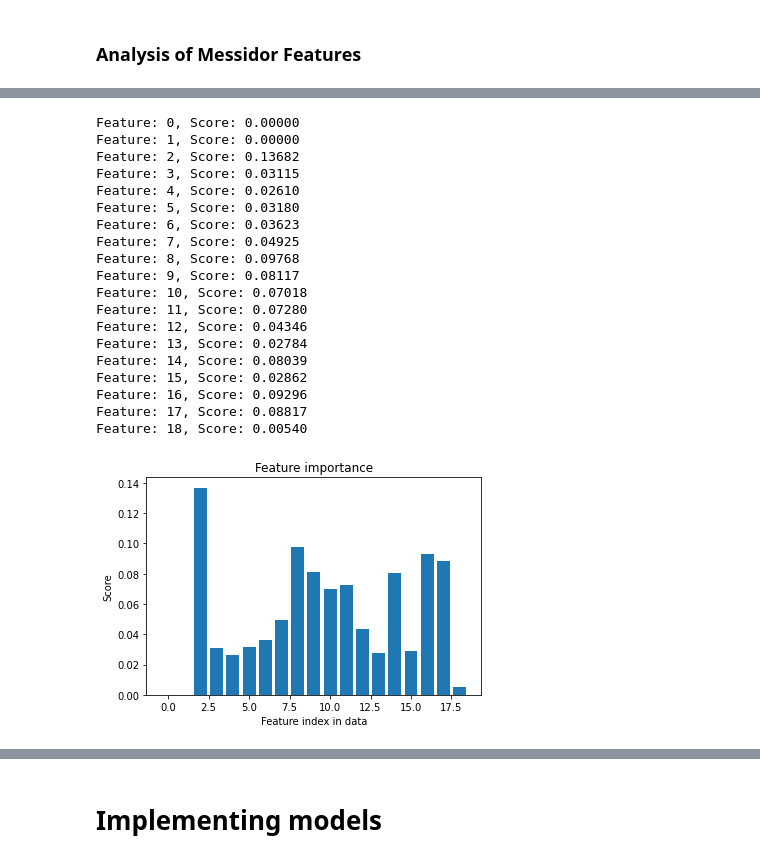
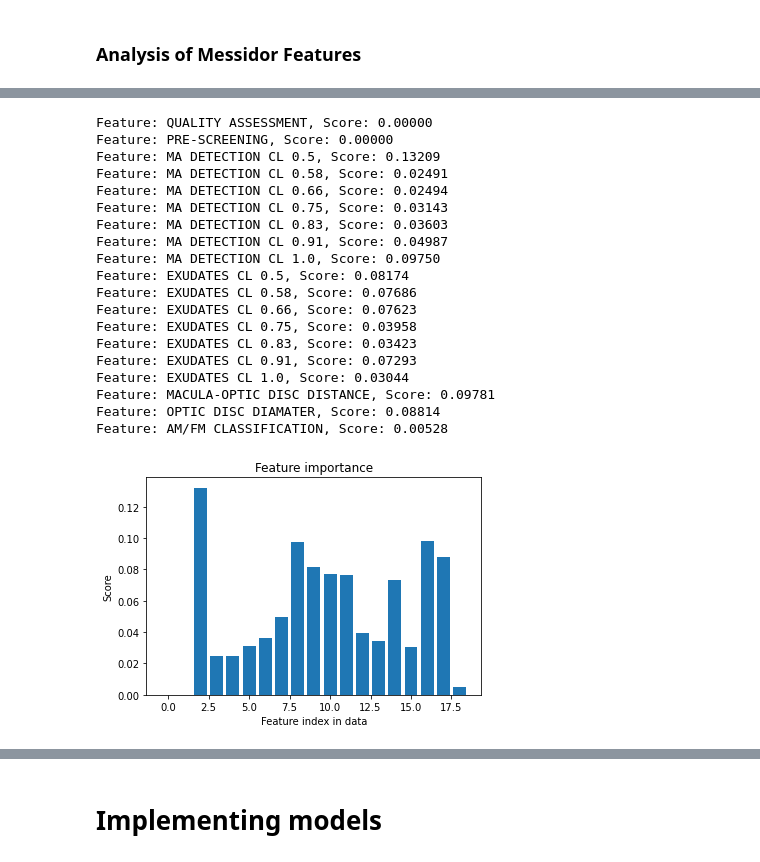
Before and after one commit to faithrts/ML-Intro, a Jupyter notebook: A1_Draft.ipynb, the cells around one changed output, grey strips where cells are left out. Drawn from its saved outputs; the diff is of its cells as text; code cells hidden in the pictures.

Commit message:
Added feature names to Messidor df, made run_KNN function, fixed cost functions

```diff
--- a/A1_Draft.ipynb
+++ b/A1_Draft.ipynb
@@ -136,12 +174,14 @@ def create_histograms(df, column_arr = 0):
 # assumes the last column of the df is the target label
 # assumes percentage_train is an integer out of 100
 def train_test_split(df, percentage_train = 66):
+  # makes a copy of the input df
+  copy_df = df.copy()
 
   # shuffling the order of rows in the input dataframe
-  df = df.sample(frac = 1, random_state = 1)
+  copy_df = copy_df.sample(frac = 1, random_state = 1)
 
   # splits the input dataframe into arrays of instances and labels
-  x, y = df.iloc[:, :-1].to_numpy(), df.iloc[:, -1].to_numpy()
+  x, y = copy_df.iloc[:, :-1].to_numpy(), copy_df.iloc[:, -1].to_numpy()
 
   # the number of data points
   instance_count = x.shape[0]
@@ -403,15 +398,34 @@ mess_df = pd.DataFrame(mess_data[0])
+# %%
+### creating the dataframe for messidor_features.arff
+
+# loads in the arff data
+mess_data = arff.loadarff('messidor_features.arff')
+# creates a dataframe from the .arff file
+mess_df = pd.DataFrame(mess_data[0])
+
+# the column names
+mess_cols = ['QUALITY ASSESSMENT', 'PRE-SCREENING', 'MA DETECTION CL 0.5',
+            'MA DETECTION CL 0.58','MA DETECTION CL 0.66', 'MA DETECTION CL 0.75',
+            'MA DETECTION CL 0.83','MA DETECTION CL 0.91', 'MA DETECTION CL 1.0',
+            'EXUDATES CL 0.5', 'EXUDATES CL 0.58','EXUDATES CL 0.66',
+            'EXUDATES CL 0.75', 'EXUDATES CL 0.83','EXUDATES CL 0.91',
+            'EXUDATES CL 1.0', 'MACULA-OPTIC DISC DISTANCE', 'OPTIC DISC DIAMATER',
+            'AM/FM CLASSIFICATION', 'CLASS']
+
+# adds the column names to the dataframe
+mess_df.columns = mess_cols
 # %%
-### cleaning the data in mess_df
+### cleaning the data in mess_df; there's no missing data so no imputation
 
 # columns with boolean values
-bool_cols = ['0', '1', '18']
+bool_cols = ['QUALITY ASSESSMENT', 'PRE-SCREENING', 'AM/FM CLASSIFICATION']
 
 # ensures the columns with boolean values save as integers
 for col in bool_cols:
   mess_df[col] = mess_df[col].astype('int64')
 
 # resaving the boolean values in the Class column from objects to ints
-mess_df['Class'] = mess_df['Class'].map({b'0':0, b'1':1}).astype('int64')
+mess_df['CLASS'] = mess_df['CLASS'].map({b'0':0, b'1':1}).astype('int64')
 
 mess_df = remove_outliers(mess_df)
 # %%
@@ -485,28 +499,28 @@ create_histograms(mess_df, list(mess_df)[2:18])
 # %%
 ### using random forest to determine the relative feature importance
 
-importance_arr = RF_find_features(mess_df)
+mess_importance_arr = RF_find_features(mess_df)
 
 # plots the feature importance
-plot_feature_importance(importance_arr)
+plot_feature_importance(mess_importance_arr)
 # %% [output]
-Feature: 0, Score: 0.00000
-Feature: 1, Score: 0.00000
-Feature: 2, Score: 0.13682
-Feature: 3, Score: 0.03115
-Feature: 4, Score: 0.02610
-Feature: 5, Score: 0.03180
-Feature: 6, Score: 0.03623
-Feature: 7, Score: 0.04925
-Feature: 8, Score: 0.09768
-Feature: 9, Score: 0.08117
-Feature: 10, Score: 0.07018
-Feature: 11, Score: 0.07280
-Feature: 12, Score: 0.04346
-Feature: 13, Score: 0.02784
-Feature: 14, Score: 0.08039
-Feature: 15, Score: 0.02862
-Feature: 16, Score: 0.09296
-Feature: 17, Score: 0.08817
-Feature: 18, Score: 0.00540
+Feature: QUALITY ASSESSMENT, Score: 0.00000
+Feature: PRE-SCREENING, Score: 0.00000
+Feature: MA DETECTION CL 0.5, Score: 0.13209
+Feature: MA DETECTION CL 0.58, Score: 0.02491
+Feature: MA DETECTION CL 0.66, Score: 0.02494
+Feature: MA DETECTION CL 0.75, Score: 0.03143
+Feature: MA DETECTION CL 0.83, Score: 0.03603
+Feature: MA DETECTION CL 0.91, Score: 0.04987
+Feature: MA DETECTION CL 1.0, Score: 0.09750
+Feature: EXUDATES CL 0.5, Score: 0.08174
+Feature: EXUDATES CL 0.58, Score: 0.07686
+Feature: EXUDATES CL 0.66, Score: 0.07623
+Feature: EXUDATES CL 0.75, Score: 0.03958
+Feature: EXUDATES CL 0.83, Score: 0.03423
+Feature: EXUDATES CL 0.91, Score: 0.07293
+Feature: EXUDATES CL 1.0, Score: 0.03044
+Feature: MACULA-OPTIC DISC DISTANCE, Score: 0.09781
+Feature: OPTIC DISC DIAMATER, Score: 0.08814
+Feature: AM/FM CLASSIFICATION, Score: 0.00528
-[figure, old version]
+[figure, new version]
```
Also changed, not shown: parts of 45 cells of this notebook.
